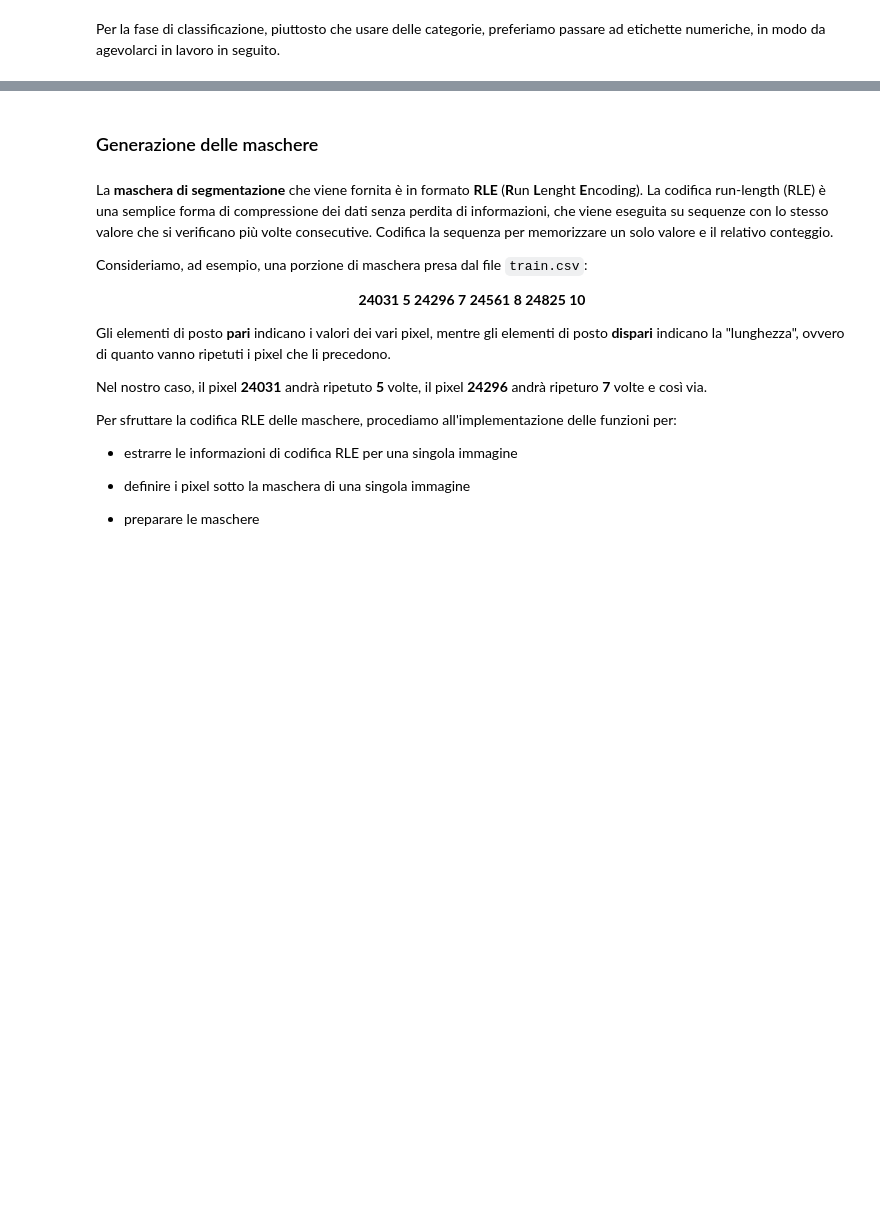
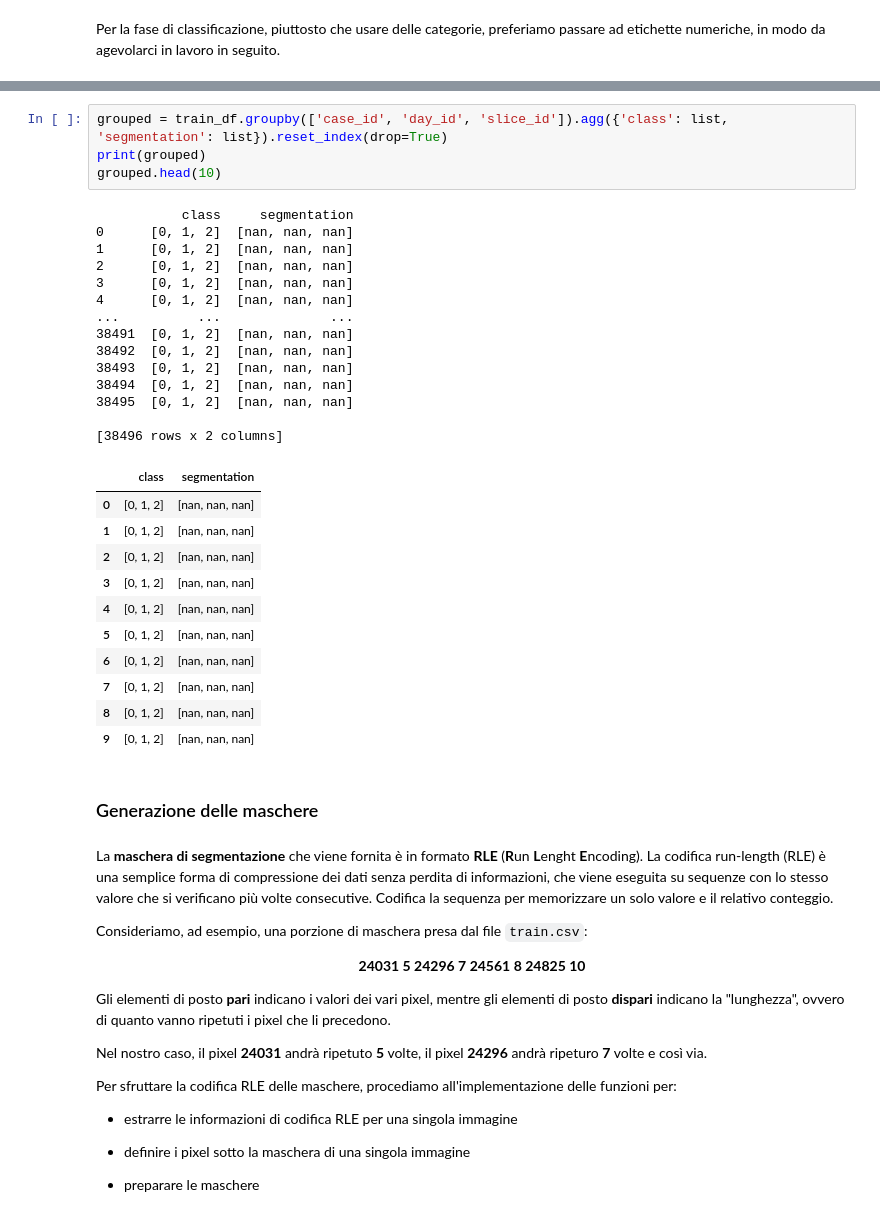
Before and after one commit to justdoit1897/BD-Image-Segmentation-Project, a Jupyter notebook: data_preparation_notebook.ipynb, the cells around one changed output, grey strips where cells are left out. Cells and saved outputs as stored; diff of their text form; blank space fills up the shorter version.

```diff
--- a/data_preparation_notebook.ipynb
+++ b/data_preparation_notebook.ipynb
@@ -226,3 +249,33 @@ train_df.head(10)
+# %%
+grouped = train_df.groupby(['case_id', 'day_id', 'slice_id']).agg({'class': list, 'segmentation': list}).reset_index(drop=True)
+print(grouped)
+grouped.head(10)
+# %% [output]
+           class     segmentation
+0      [0, 1, 2]  [nan, nan, nan]
+1      [0, 1, 2]  [nan, nan, nan]
+2      [0, 1, 2]  [nan, nan, nan]
+3      [0, 1, 2]  [nan, nan, nan]
+4      [0, 1, 2]  [nan, nan, nan]
+...          ...              ...
+38491  [0, 1, 2]  [nan, nan, nan]
+38492  [0, 1, 2]  [nan, nan, nan]
+38493  [0, 1, 2]  [nan, nan, nan]
+38494  [0, 1, 2]  [nan, nan, nan]
+38495  [0, 1, 2]  [nan, nan, nan]
+
+[38496 rows x 2 columns]
+|  | class | segmentation |
+| 0 | [0, 1, 2] | [nan, nan, nan] |
+| 1 | [0, 1, 2] | [nan, nan, nan] |
+| 2 | [0, 1, 2] | [nan, nan, nan] |
+| 3 | [0, 1, 2] | [nan, nan, nan] |
+| 4 | [0, 1, 2] | [nan, nan, nan] |
+| 5 | [0, 1, 2] | [nan, nan, nan] |
+| 6 | [0, 1, 2] | [nan, nan, nan] |
+| 7 | [0, 1, 2] | [nan, nan, nan] |
+| 8 | [0, 1, 2] | [nan, nan, nan] |
+| 9 | [0, 1, 2] | [nan, nan, nan] |
 # %% [markdown]
 ### Generazione delle maschere
 # %% [markdown]
```
Also changed, not shown: parts of 9 cells of this notebook, 5 other files.
